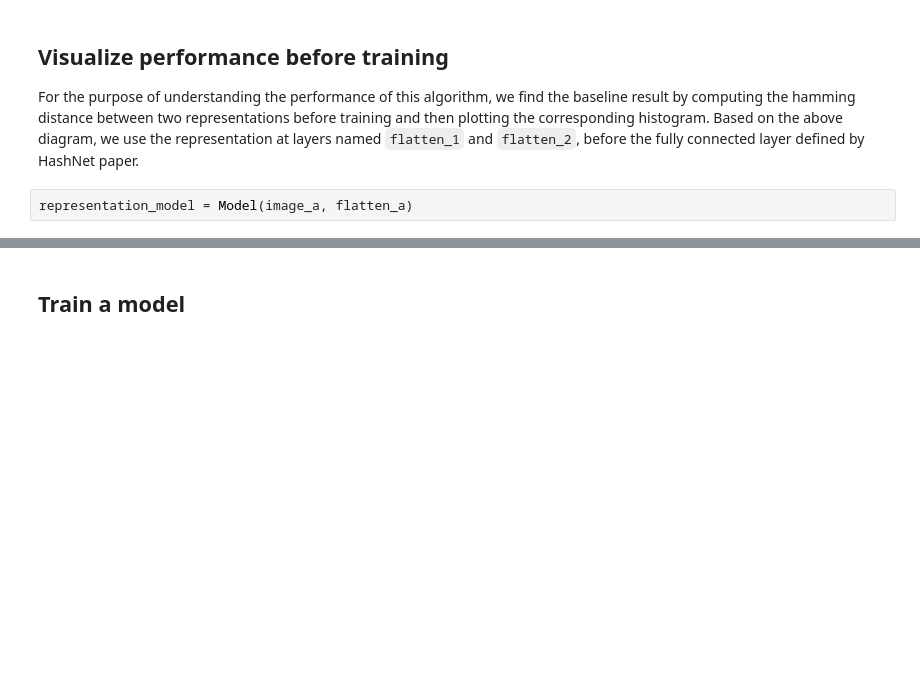
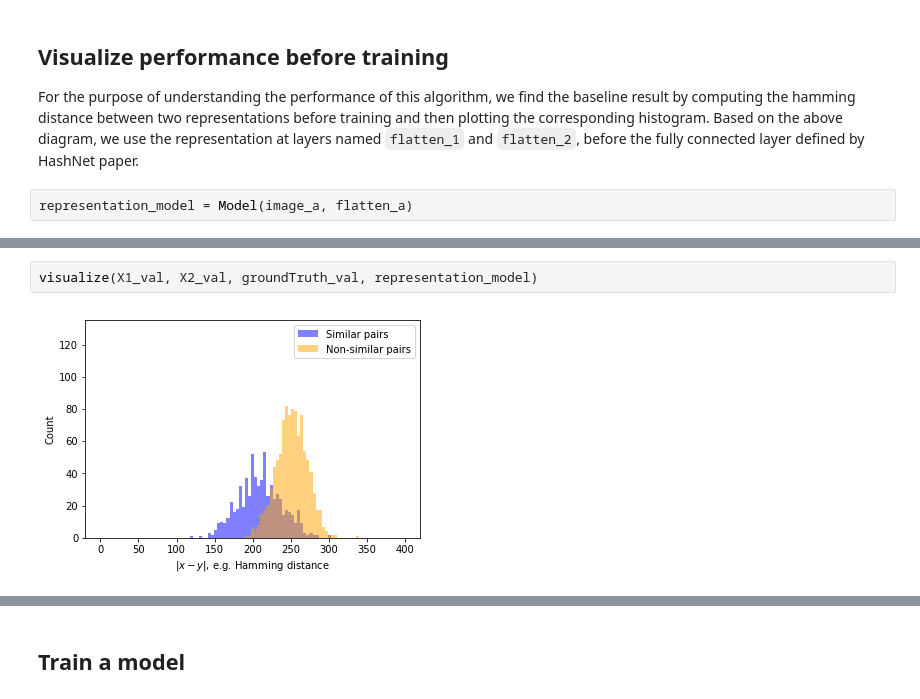
Before and after one commit to evhub/live-song-id, a Jupyter notebook: HashNet.ipynb, the cells around one changed output, grey strips where cells are left out. Saved outputs shown, nothing was run; the diff lists cells and outputs as text; blank space fills up the shorter version.

```diff
--- a/HashNet.ipynb
+++ b/HashNet.ipynb
@@ -387,0 +409,4 @@ plt.show()
+# %%
+visualize(X1_val, X2_val, groundTruth_val, representation_model)
+# %% [output]
+[figure, added]
```
Also changed, not shown: parts of 51 cells of this notebook.
